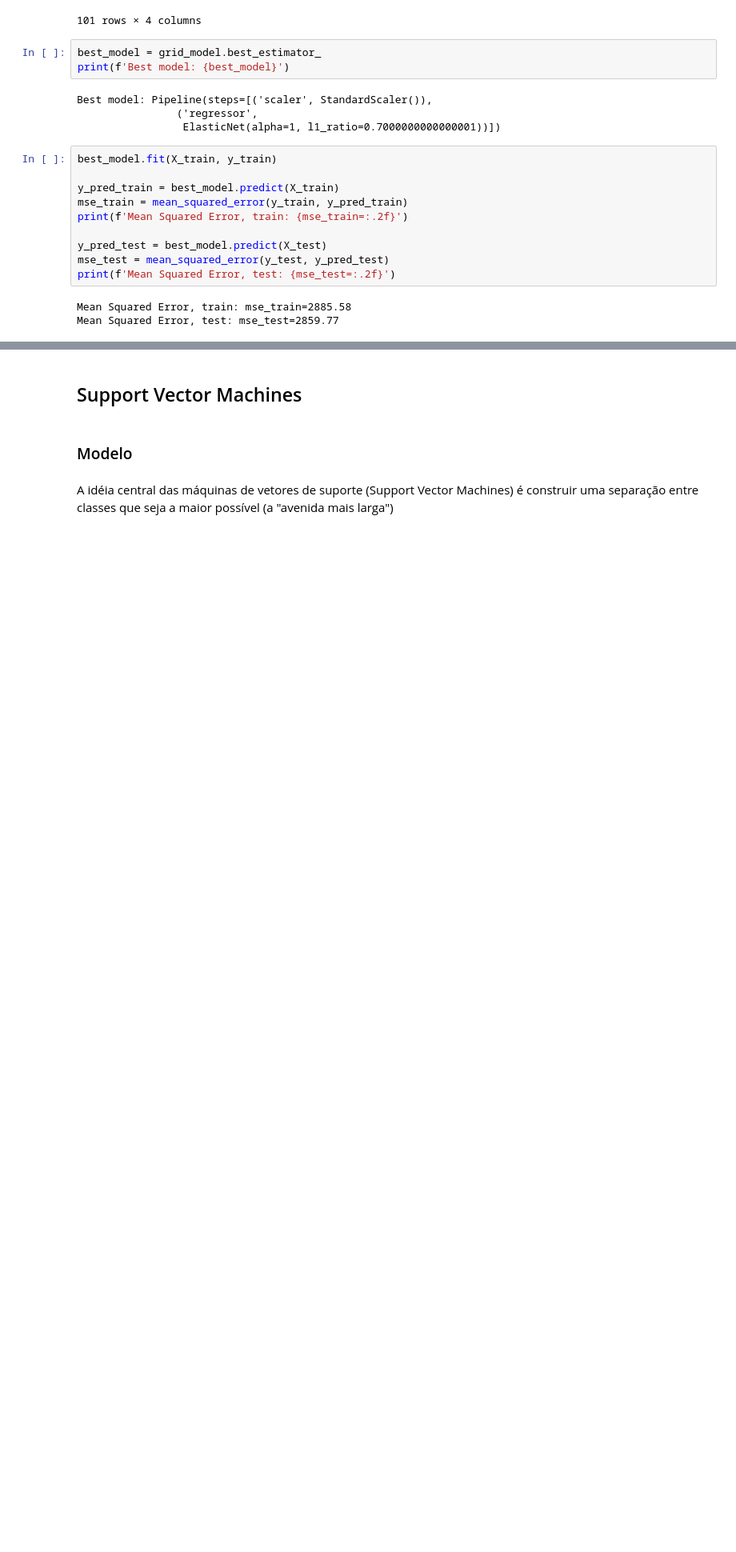
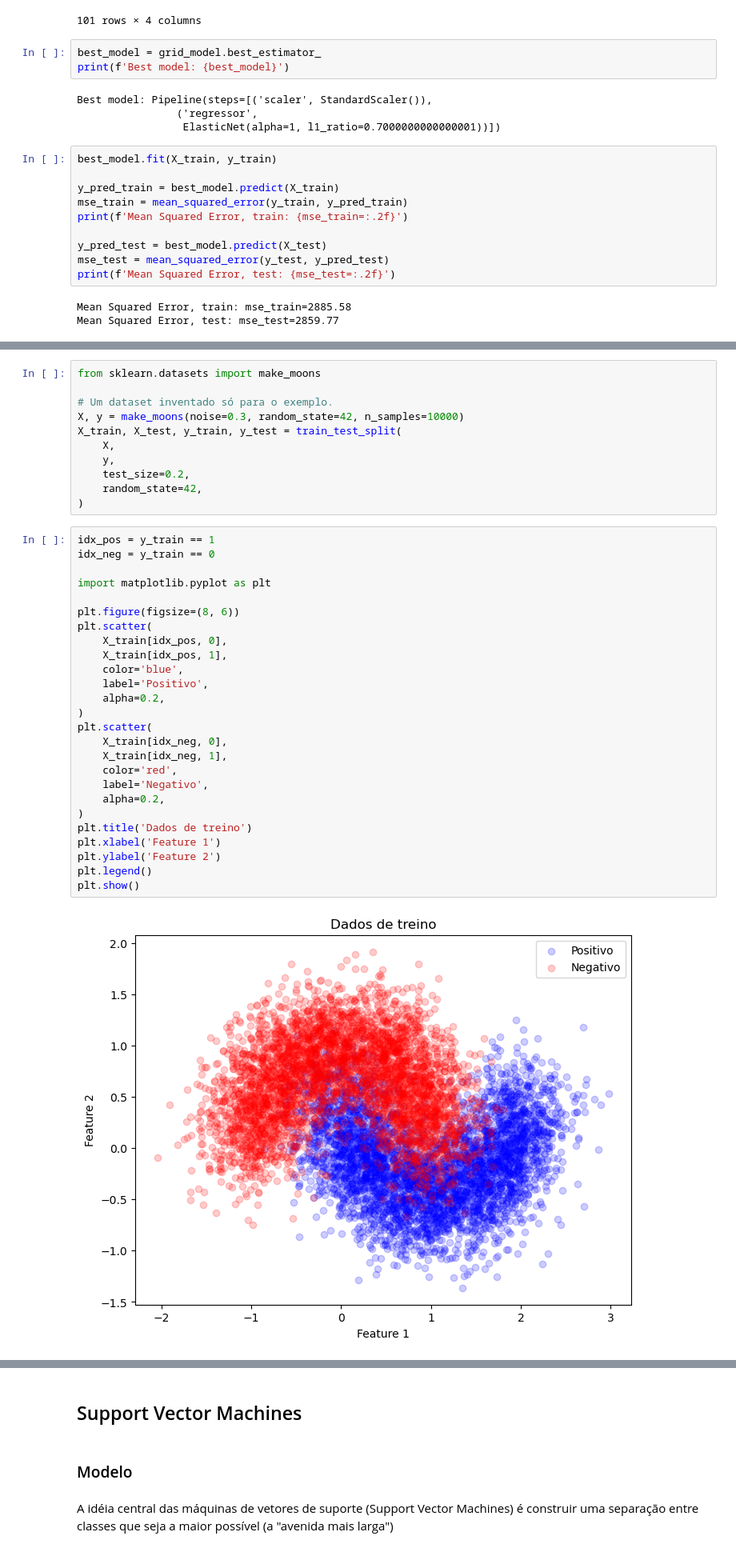
Before and after one commit to luigilopesz/ml_labs, a Jupyter notebook: docs/Topicos_AF/Topicos_AF.ipynb, the cells around one changed output, grey strips where cells are left out. Shown: that part at 80% size. Cells and saved outputs as stored; diff of their text form; blank space fills up the shorter version.

```diff
--- a/docs/Topicos_AF/Topicos_AF.ipynb
+++ b/docs/Topicos_AF/Topicos_AF.ipynb
@@ -723,0 +754,39 @@ Mean Squared Error, test: mse_test=2859.77
+# %%
+from sklearn.datasets import make_moons
+
+# Um dataset inventado só para o exemplo.
+X, y = make_moons(noise=0.3, random_state=42, n_samples=10000)
+X_train, X_test, y_train, y_test = train_test_split(
+    X,
+    y,
+    test_size=0.2,
+    random_state=42,
+)
+# %%
+idx_pos = y_train == 1
+idx_neg = y_train == 0
+
+import matplotlib.pyplot as plt
+
+plt.figure(figsize=(8, 6))
+plt.scatter(
+    X_train[idx_pos, 0],
+    X_train[idx_pos, 1],
+    color='blue',
+    label='Positivo',
+    alpha=0.2,
+)
+plt.scatter(
+    X_train[idx_neg, 0],
+    X_train[idx_neg, 1],
+    color='red',
+    label='Negativo',
+    alpha=0.2,
+)
+plt.title('Dados de treino')
+plt.xlabel('Feature 1')
+plt.ylabel('Feature 2')
+plt.legend()
+plt.show()
+# %% [output]
+[figure, added]
```
Also changed, not shown: parts of 30 cells of this notebook.
